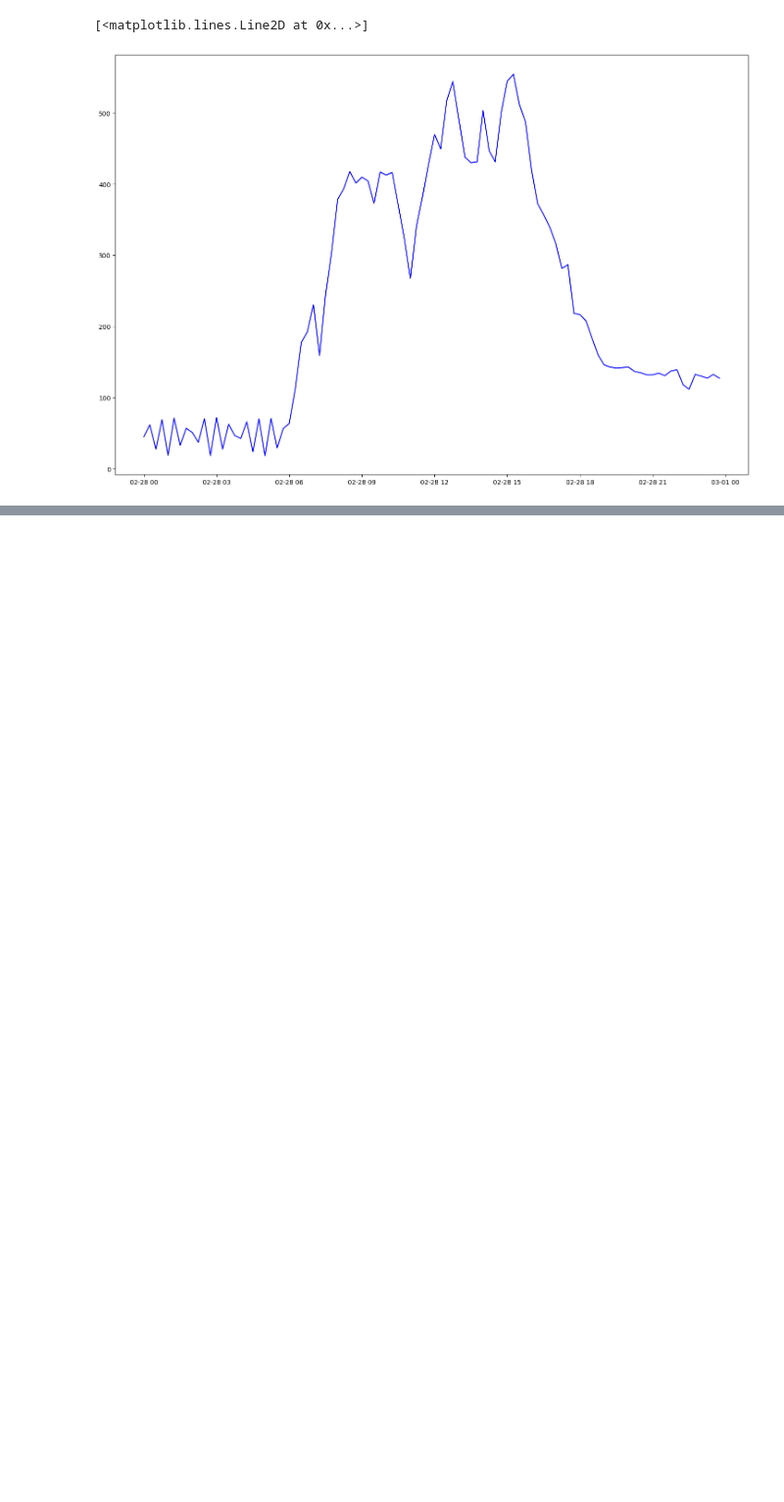
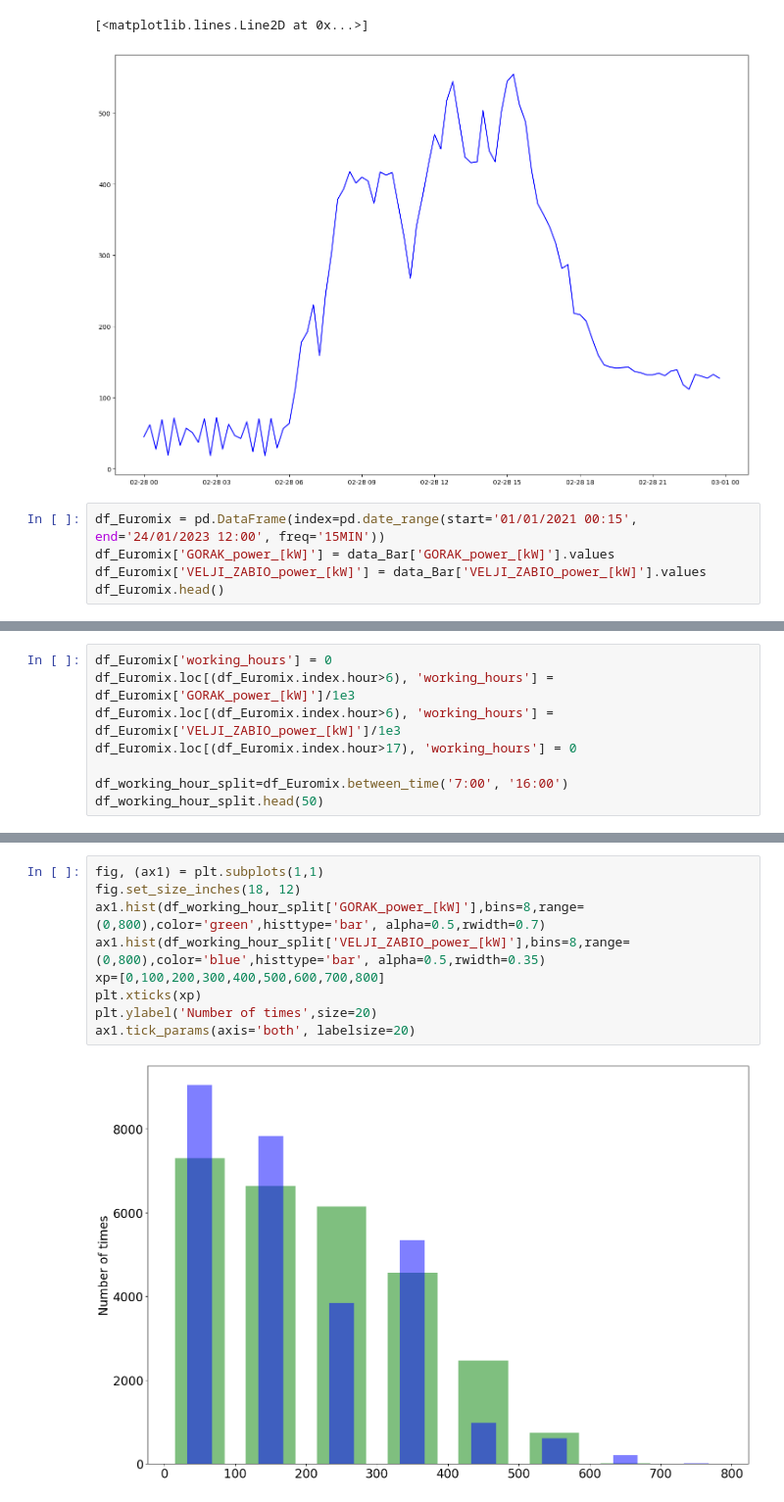
Before and after one commit to TamaraCuric/Euromix, a Jupyter notebook: euromix_gorak_velji_zabio.ipynb, the cells around one changed output, grey strips where cells are left out. Shown at 98% size. Saved outputs shown, nothing was run; the diff lists cells and outputs as text; blank space fills up the shorter version.

Commit message:
peak shaving potential added, but it is evalueating all the values from every year, it should be just one year

```diff
--- a/euromix_gorak_velji_zabio.ipynb
+++ b/euromix_gorak_velji_zabio.ipynb
@@ -90,3 +90,8 @@ plt.plot(data_Bar['GORAK_power_[kW]']['2022-02-28'],'b')
 # %% [output]
 [<matplotlib.lines.Line2D at 0x...>]
 [figure]
+# %%
+df_Euromix = pd.DataFrame(index=pd.date_range(start='01/01/2021 00:15', end='24/01/2023 12:00', freq='15MIN'))
+df_Euromix['GORAK_power_[kW]'] = data_Bar['GORAK_power_[kW]'].values
+df_Euromix['VELJI_ZABIO_power_[kW]'] = data_Bar['VELJI_ZABIO_power_[kW]'].values
+df_Euromix.head()
@@ -92,0 +105,8 @@ plt.plot(data_Bar['GORAK_power_[kW]']['2022-02-28'],'b')
+# %%
+df_Euromix['working_hours'] = 0
+df_Euromix.loc[(df_Euromix.index.hour>6), 'working_hours'] = df_Euromix['GORAK_power_[kW]']/1e3
+df_Euromix.loc[(df_Euromix.index.hour>6), 'working_hours'] = df_Euromix['VELJI_ZABIO_power_[kW]']/1e3
+df_Euromix.loc[(df_Euromix.index.hour>17), 'working_hours'] = 0
+
+df_working_hour_split=df_Euromix.between_time('7:00', '16:00')
+df_working_hour_split.head(50)
@@ -92,0 +131,11 @@ plt.plot(data_Bar['GORAK_power_[kW]']['2022-02-28'],'b')
+# %%
+fig, (ax1) = plt.subplots(1,1)
+fig.set_size_inches(18, 12)
+ax1.hist(df_working_hour_split['GORAK_power_[kW]'],bins=8,range=(0,800),color='green',histtype='bar', alpha=0.5,rwidth=0.7)
+ax1.hist(df_working_hour_split['VELJI_ZABIO_power_[kW]'],bins=8,range=(0,800),color='blue',histtype='bar', alpha=0.5,rwidth=0.35)
+xp=[0,100,200,300,400,500,600,700,800]
+plt.xticks(xp)
+plt.ylabel('Number of times',size=20)
+ax1.tick_params(axis='both', labelsize=20)
+# %% [output]
+[figure, added]
```
Also changed, not shown: parts of 5 cells of this notebook.
